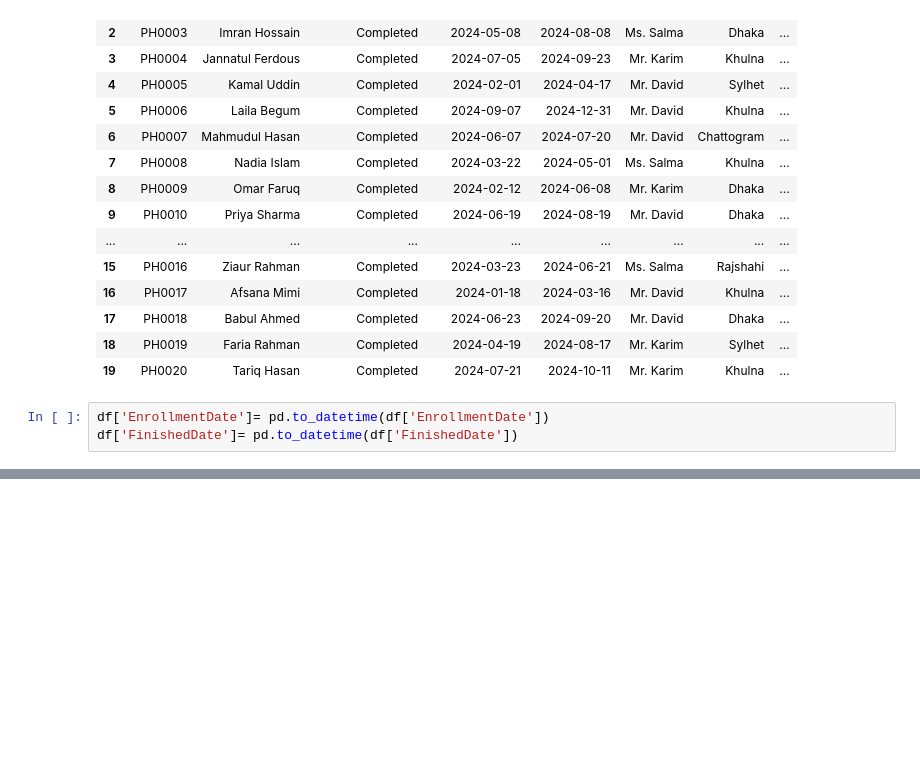
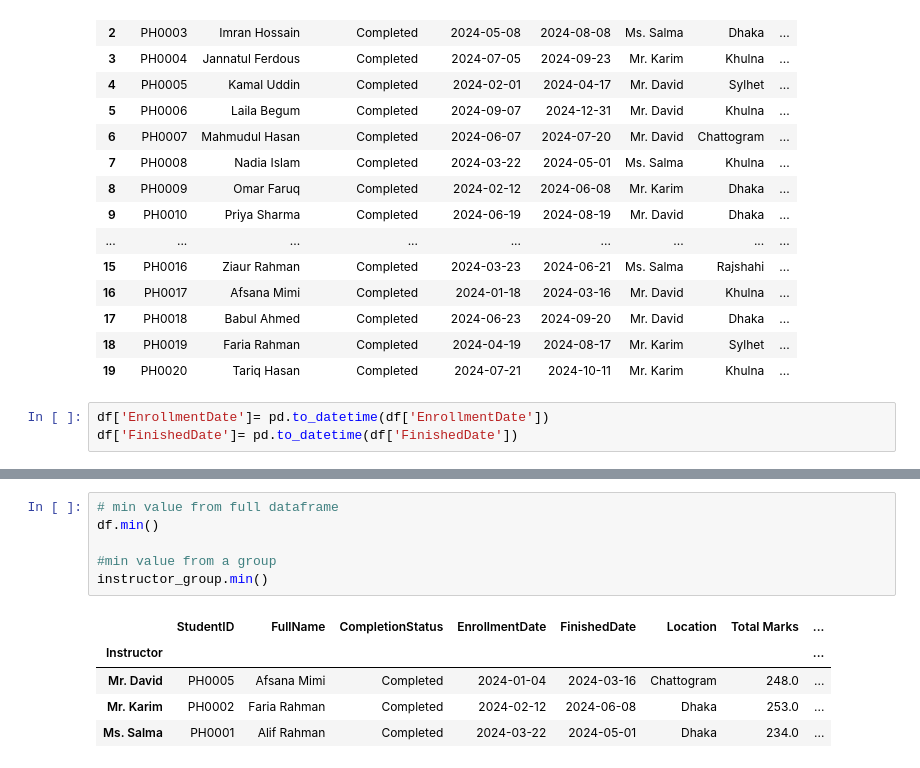
Before and after one commit to Wali-00/Python-Foundation, a Jupyter notebook: module_12/pandas_02.ipynb, the cells around one changed output, grey strips where cells are left out. Drawn from its saved outputs; the diff is of its cells as text; blank space fills up the shorter version.

```diff
--- a/module_12/pandas_02.ipynb
+++ b/module_12/pandas_02.ipynb
@@ -878,0 +956,12 @@ KeyError: 'FinishdDate'
+# %%
+# min value from full dataframe
+df.min()
+
+#min value from a group
+instructor_group.min()
+# %% [output]
+|  | StudentID | FullName | CompletionStatus | EnrollmentDate | FinishedDate | Location | Total Marks | ... |
+| Instructor |  |  |  |  |  |  |  | ... |
+| Mr. David | PH0005 | Afsana Mimi | Completed | 2024-01-04 | 2024-03-16 | Chattogram | 248.0 | ... |
+| Mr. Karim | PH0002 | Faria Rahman | Completed | 2024-02-12 | 2024-06-08 | Dhaka | 253.0 | ... |
+| Ms. Salma | PH0001 | Alif Rahman | Completed | 2024-03-22 | 2024-05-01 | Dhaka | 234.0 | ... |
```
Also changed, not shown: parts of 4 cells of this notebook, 1 other file.
